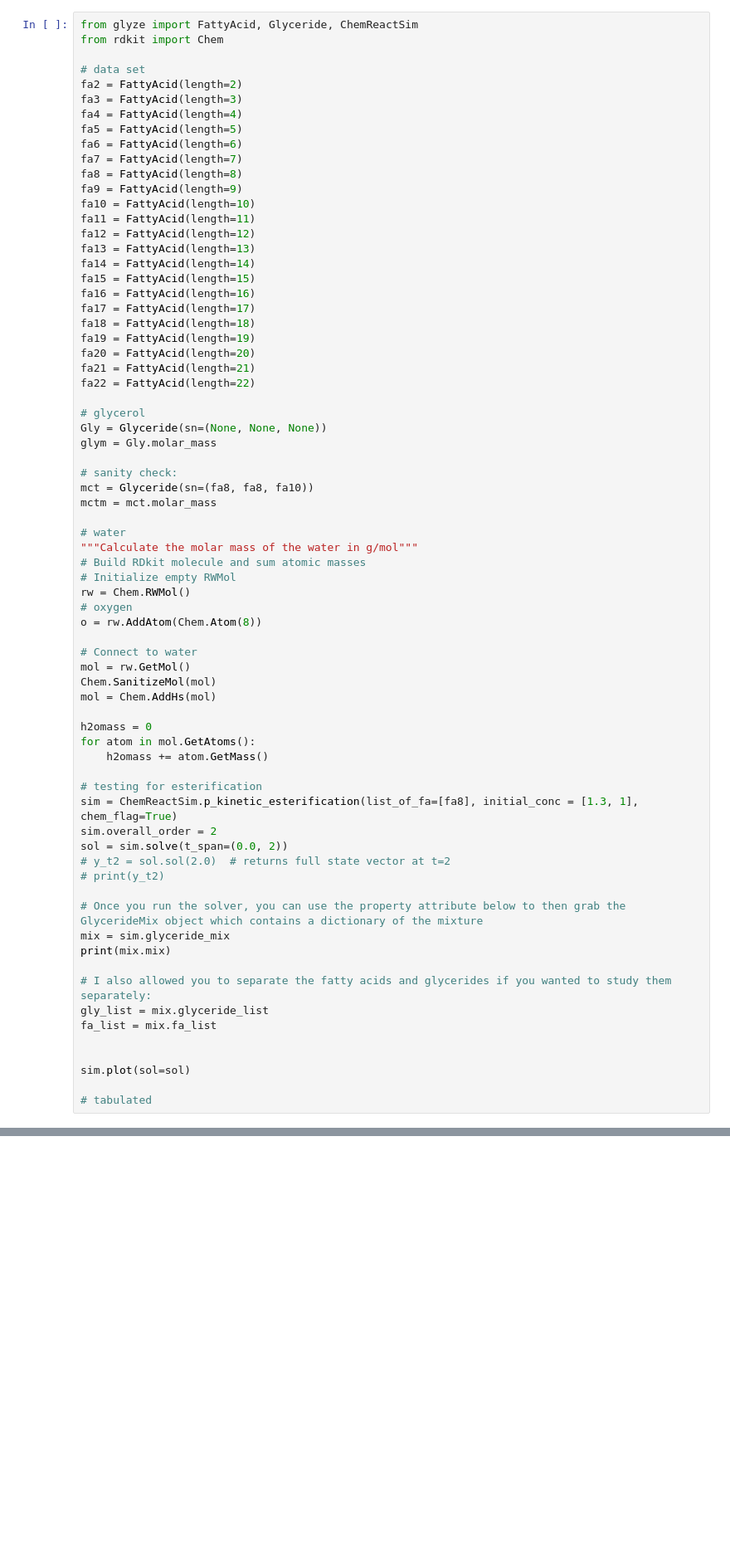
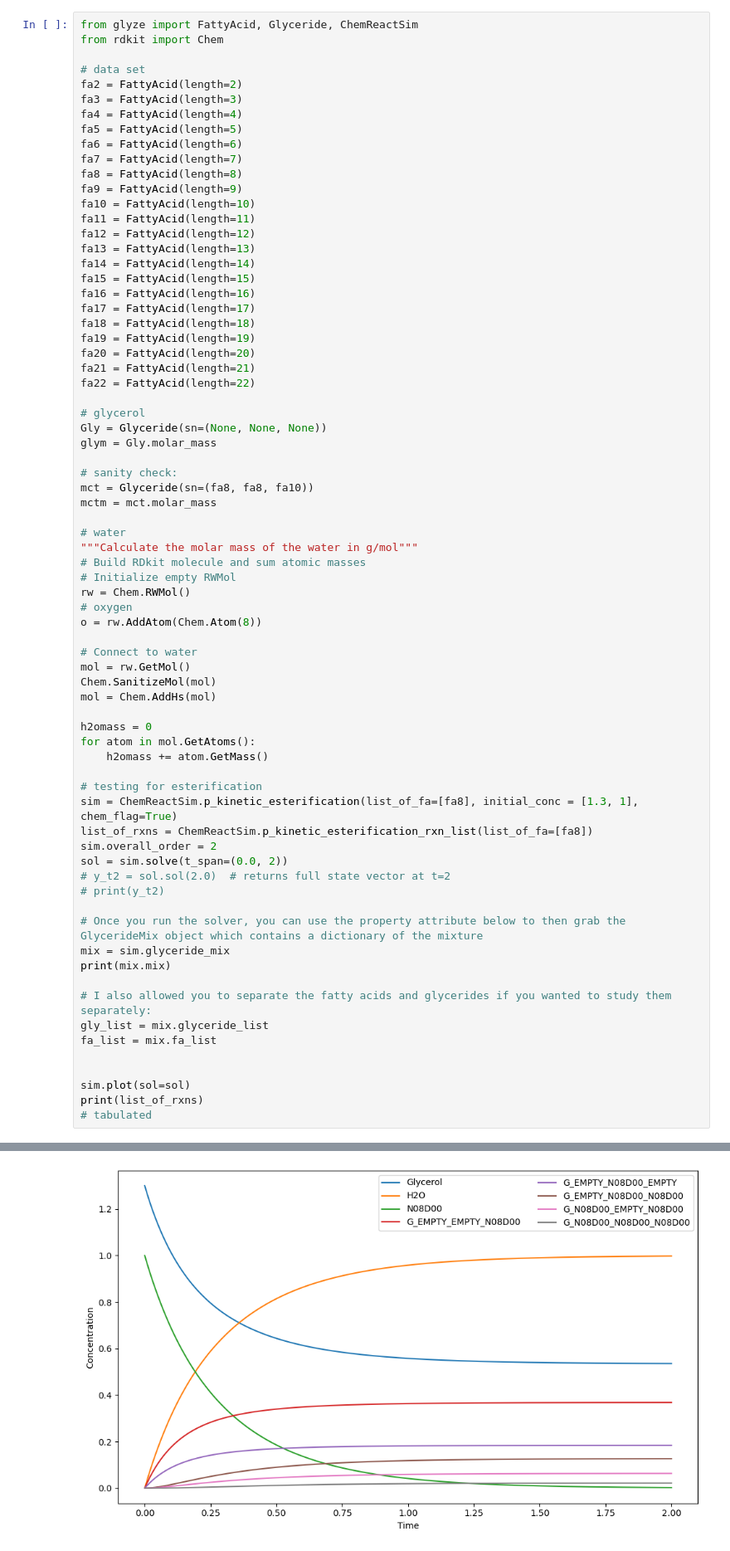
Before and after one commit to isaac-perez7053/GLYZE, a Jupyter notebook: testing.ipynb, the cells around one changed output, grey strips where cells are left out. Shown at 83% size. Drawn from its saved outputs; the diff is of its cells as text; blank space fills up the shorter version.

Commit message:
Fixed the glyceride_mix property of the PKineticSim class, added ability for user to print list of chemical reactions for interesterification and esterification.

```diff
--- a/testing.ipynb
+++ b/testing.ipynb
@@ -52,6 +52,7 @@ for atom in mol.GetAtoms():
 
 # testing for esterification
 sim = ChemReactSim.p_kinetic_esterification(list_of_fa=[fa8], initial_conc = [1.3, 1], chem_flag=True)
+list_of_rxns = ChemReactSim.p_kinetic_esterification_rxn_list(list_of_fa=[fa8])
 sim.overall_order = 2
 sol = sim.solve(t_span=(0.0, 2))
 # y_t2 = sol.sol(2.0)  # returns full state vector at t=2
@@ -67,5 +68,6 @@ fa_list = mix.fa_list
 
 
 sim.plot(sol=sol)
-
+print(list_of_rxns)
 # tabulated
+# %% [output]
@@ -71,0 +75 @@ sim.plot(sol=sol)
+[figure, added]
```
Also changed, not shown: parts of 1 cell of this notebook, 1 other file.
